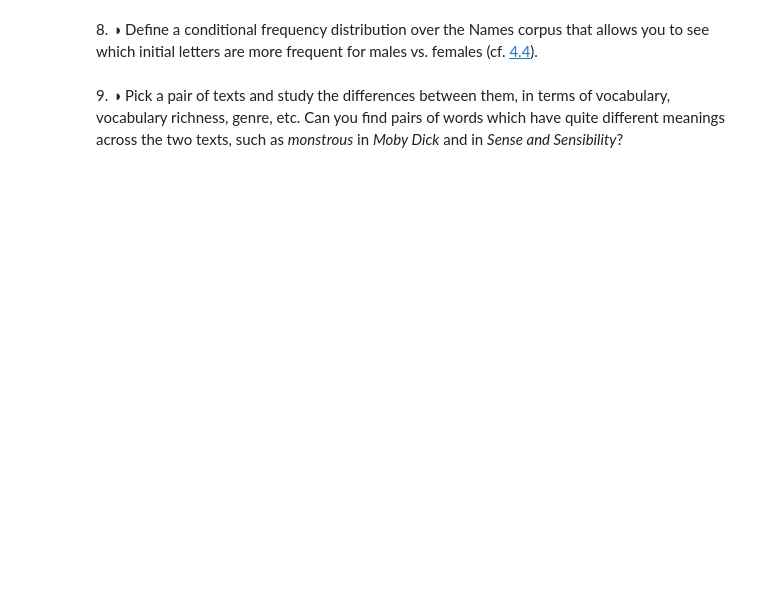
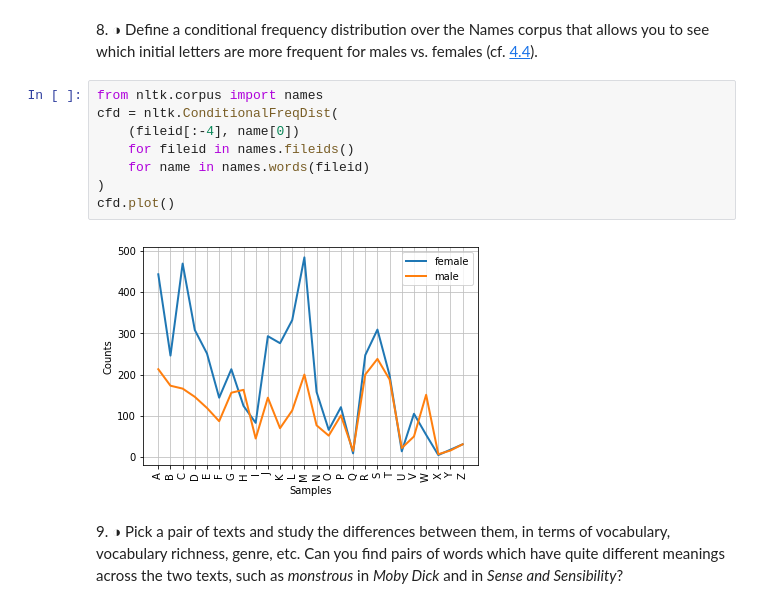
Before and after one commit to paulbroyles/nltk_exercises_practice, a Jupyter notebook: nltk_ch2.ipynb, the cells around one changed output. Drawn from its saved outputs; the diff is of its cells as text; blank space fills up the shorter version.

```diff
--- a/nltk_ch2.ipynb
+++ b/nltk_ch2.ipynb
@@ -21,4 +216,14 @@ import nltk
 # %% [markdown]
 8\. ◑ Define a conditional frequency distribution over the Names corpus that allows you to see which initial letters are more frequent for males vs. females (cf. [4.4](http://www.nltk.org/book/ch02.html#fig-cfd-gender)).
+# %%
+from nltk.corpus import names
+cfd = nltk.ConditionalFreqDist(
+    (fileid[:-4], name[0])
+    for fileid in names.fileids()
+    for name in names.words(fileid)
+)
+cfd.plot()
+# %% [output]
+[figure, added]
 # %% [markdown]
 9\. ◑ Pick a pair of texts and study the differences between them, in terms of vocabulary, vocabulary richness, genre, etc. Can you find pairs of words which have quite different meanings across the two texts, such as _monstrous_ in _Moby Dick_ and in _Sense and Sensibility_?
```
Also changed, not shown: parts of 29 cells of this notebook.
